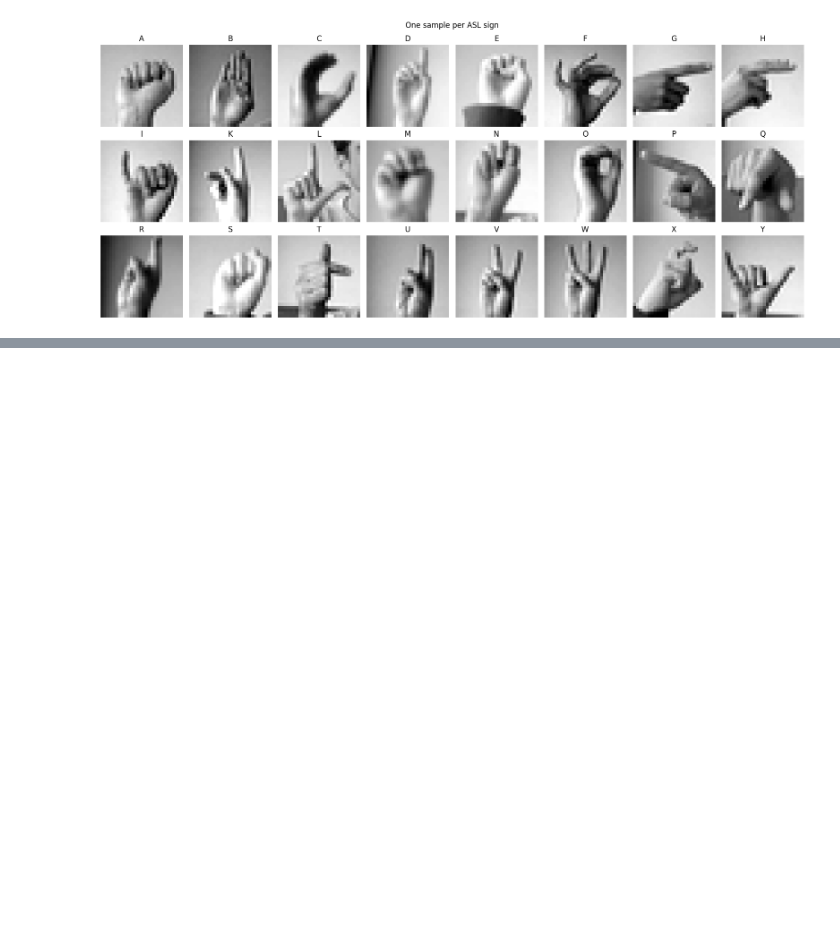
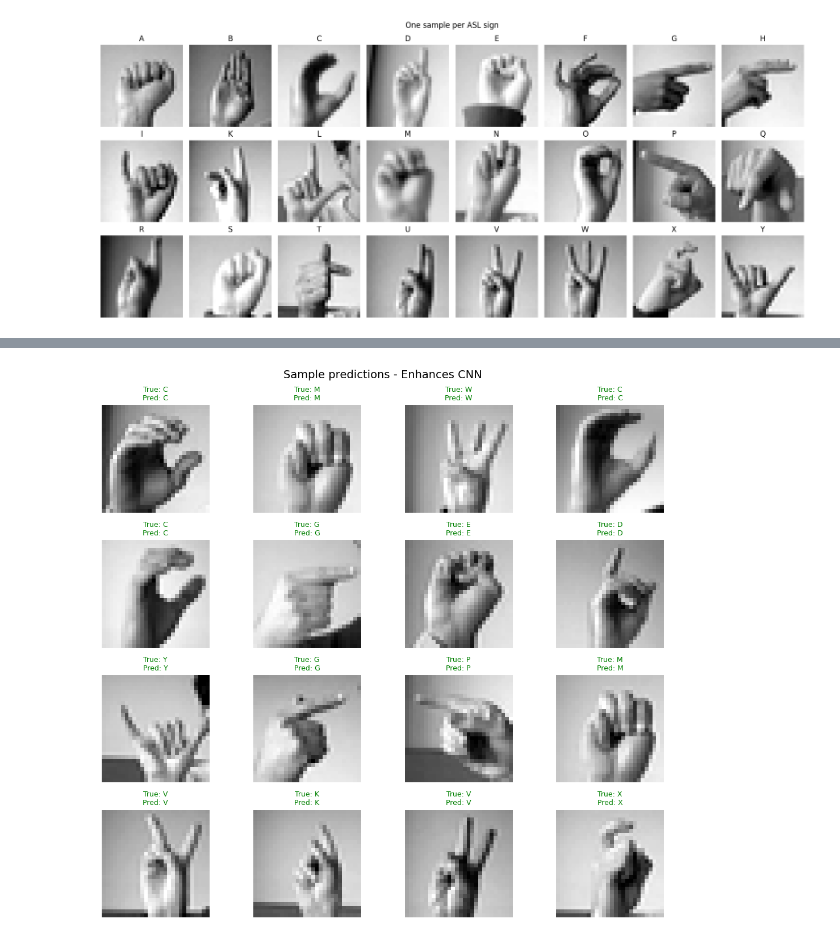
Before and after one commit to v-saketh-p/CSCU9M6, a Jupyter notebook: CSCU9M6_assignment.ipynb, the cells around one changed output, grey strips where cells are left out. Cells and saved outputs as stored; diff of their text form; code cells hidden in the pictures; blank space fills up the shorter version.

```diff
--- a/CSCU9M6_assignment.ipynb
+++ b/CSCU9M6_assignment.ipynb
@@ -331,9 +331,4 @@ plt.show()
 # %%
-model_enhanced.compile(
-    optimizer = keras.optimizers.Adam(learning_rate = 0.001),
-    loss = 'categorical_crossentropy',
-    metrics = ['accuracy']
-)
 baseline_loss, baseline_accuracy = model_baseline.evaluate(x_test, y_test, verbose = 0)
 enhanced_loss, enhanced_accuracy = model_enhanced.evaluate(x_test, y_test, verbose = 0)
 
@@ -376,0 +381,36 @@ print(classification_report(y_test_classes, y_pred_classes, target_names = ))
+# %%
+fig, axes = plt.subplots(4, 4, figsize = (11,10))
+axes = axes.flatten()
+
+indices = np.random.choice(len(x_test), 16, replace = False)
+
+for i, idx in enumerate(indices):
+  axes[i].imshow(x_test[idx].squeeze(), cmap = 'gray')
+
+  true_label_numeric = y_test_classes[idx]
+  pred_label_numeric = y_pred_classes[idx]
+
+  # Map the numeric labels to the correct index in class_names.
+  # The original labels skip 'J' (numeric label 9).
+  # So, if a numeric label is for 'K' or later (numeric label 10 or more),
+  # it needs to be decremented by 1 to get the correct index in `class_names`.
+  true_label_mapped_idx = true_label_numeric
+  if true_label_numeric > 8: # If numeric label is 9 (J) or higher, its class_names index is shifted.
+    true_label_mapped_idx -= 1 # Since J (numeric label 9) is skipped, K (numeric label 10) becomes index 9.
+
+  pred_label_mapped_idx = pred_label_numeric
+  if pred_label_numeric > 8:
+    pred_label_mapped_idx -= 1
+
+  true_label = class_names[true_label_mapped_idx]
+  pred_label = class_names[pred_label_mapped_idx]
+
+  color = 'green' if true_label == pred_label else 'red'
+  axes[i].set_title(f"True: {true_label}\nPred: {pred_label}", color = color, fontsize = 9)
+  axes[i].axis('off')
+
+plt.suptitle("Sample predictions - Enhances CNN", fontsize = 14)
+plt.tight_layout()
+plt.show()
+# %% [output]
+[figure, added]
```
Also changed, not shown: parts of 9 cells of this notebook.
